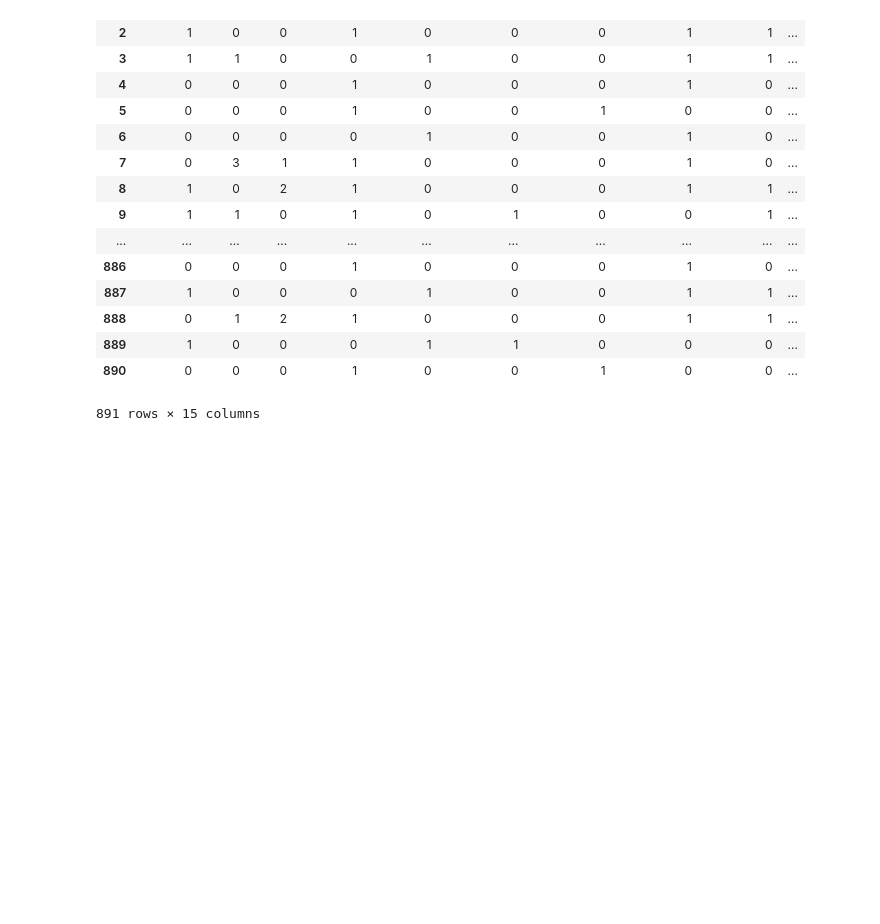
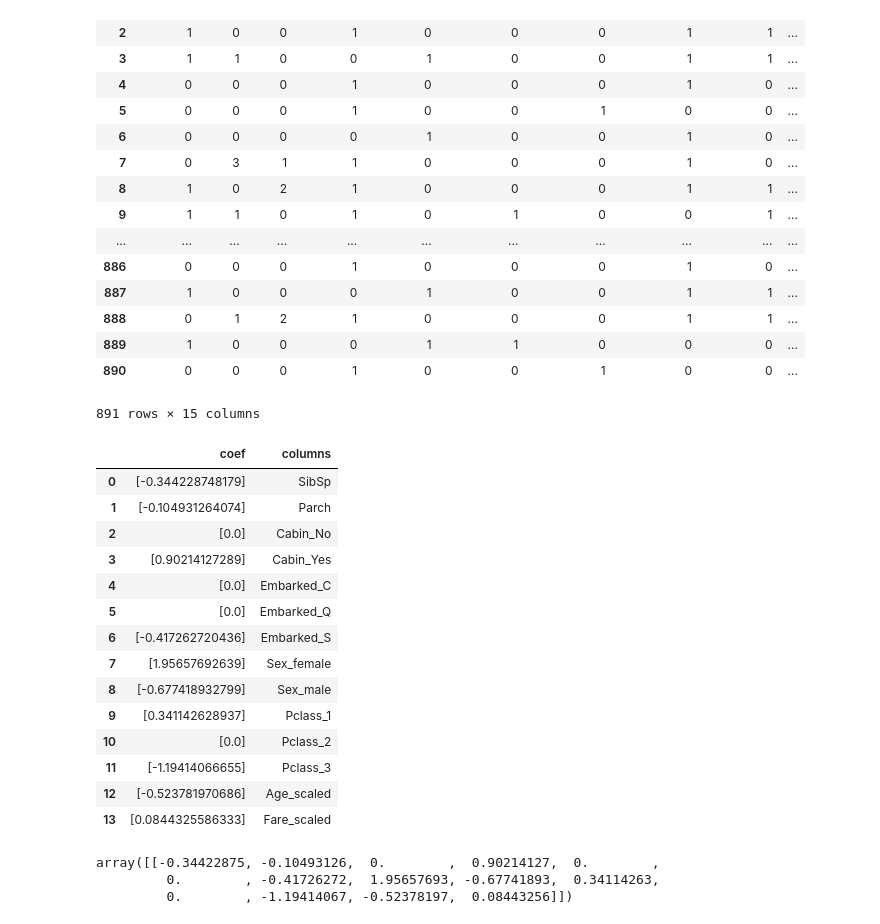
Before and after one commit to XiongQiuQiu/kaggle, a Jupyter notebook: titanic/Untitled.ipynb, the cells around one changed output. Cells and saved outputs as stored; diff of their text form; code cells hidden in the pictures; blank space fills up the shorter version.

```diff
--- a/titanic/Untitled.ipynb
+++ b/titanic/Untitled.ipynb
@@ -514,5 +497,27 @@ train_df
 | 889 | 1 | 0 | 0 | 0 | 1 | 1 | 0 | 0 | 0 | ... |
 | 890 | 0 | 0 | 0 | 1 | 0 | 0 | 1 | 0 | 0 | ... |
 891 rows × 15 columns
+# %%
+pd.DataFrame({'columns':list(train_df.columns)[1:], 'coef':list(clf.coef_.T)})
+# %% [output]
+|  | coef | columns |
+| 0 | [-0.344228748179] | SibSp |
+| 1 | [-0.104931264074] | Parch |
+| 2 | [0.0] | Cabin_No |
+| 3 | [0.90214127289] | Cabin_Yes |
+| 4 | [0.0] | Embarked_C |
+| 5 | [0.0] | Embarked_Q |
+| 6 | [-0.417262720436] | Embarked_S |
+| 7 | [1.95657692639] | Sex_female |
+| 8 | [-0.677418932799] | Sex_male |
+| 9 | [0.341142628937] | Pclass_1 |
+| 10 | [0.0] | Pclass_2 |
+| 11 | [-1.19414066655] | Pclass_3 |
+| 12 | [-0.523781970686] | Age_scaled |
+| 13 | [0.0844325586333] | Fare_scaled |
 # %%
-clf.coef_?
+clf.coef_
+# %% [output]
+array([[-0.34422875, -0.10493126,  0.        ,  0.90214127,  0.        ,
+         0.        , -0.41726272,  1.95657693, -0.67741893,  0.34114263,
+         0.        , -1.19414067, -0.52378197,  0.08443256]])
```
Also changed, not shown: parts of 17 cells of this notebook, 3 other files.
